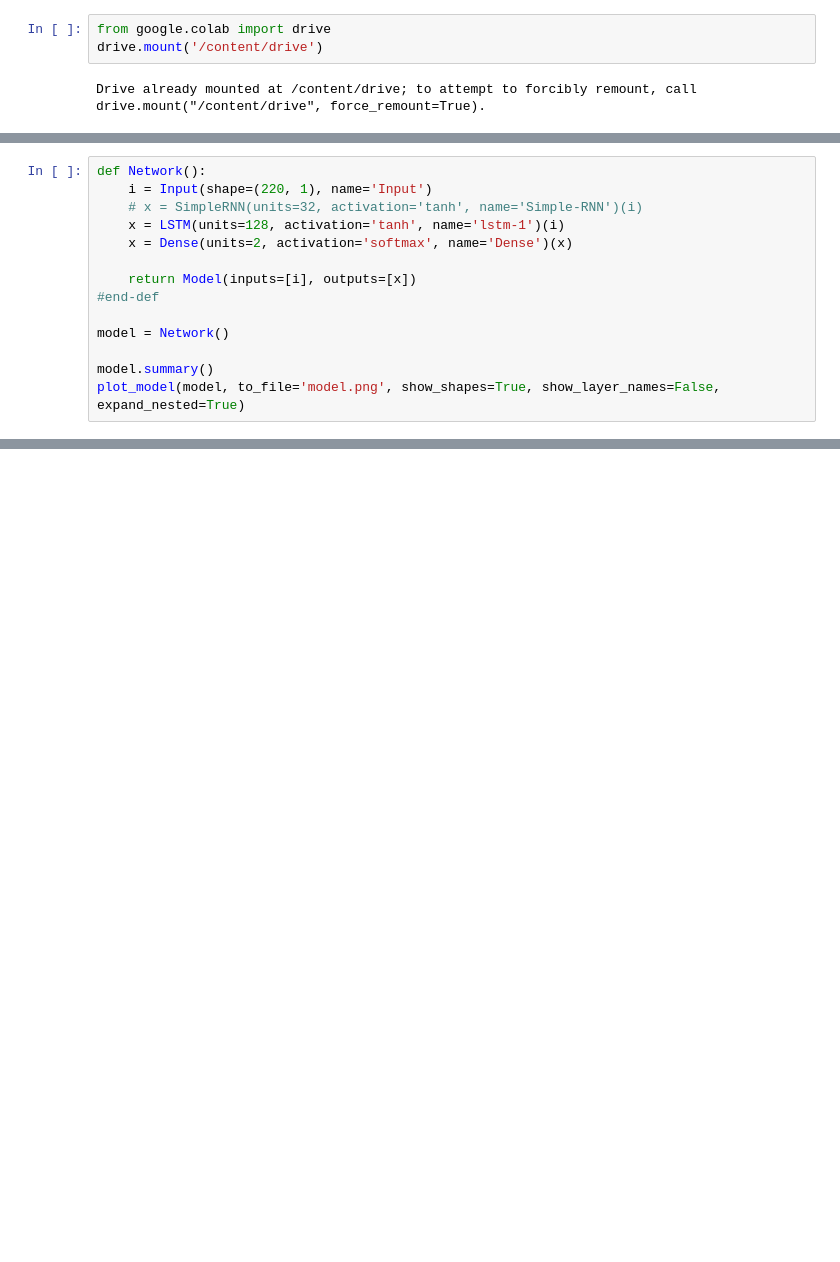
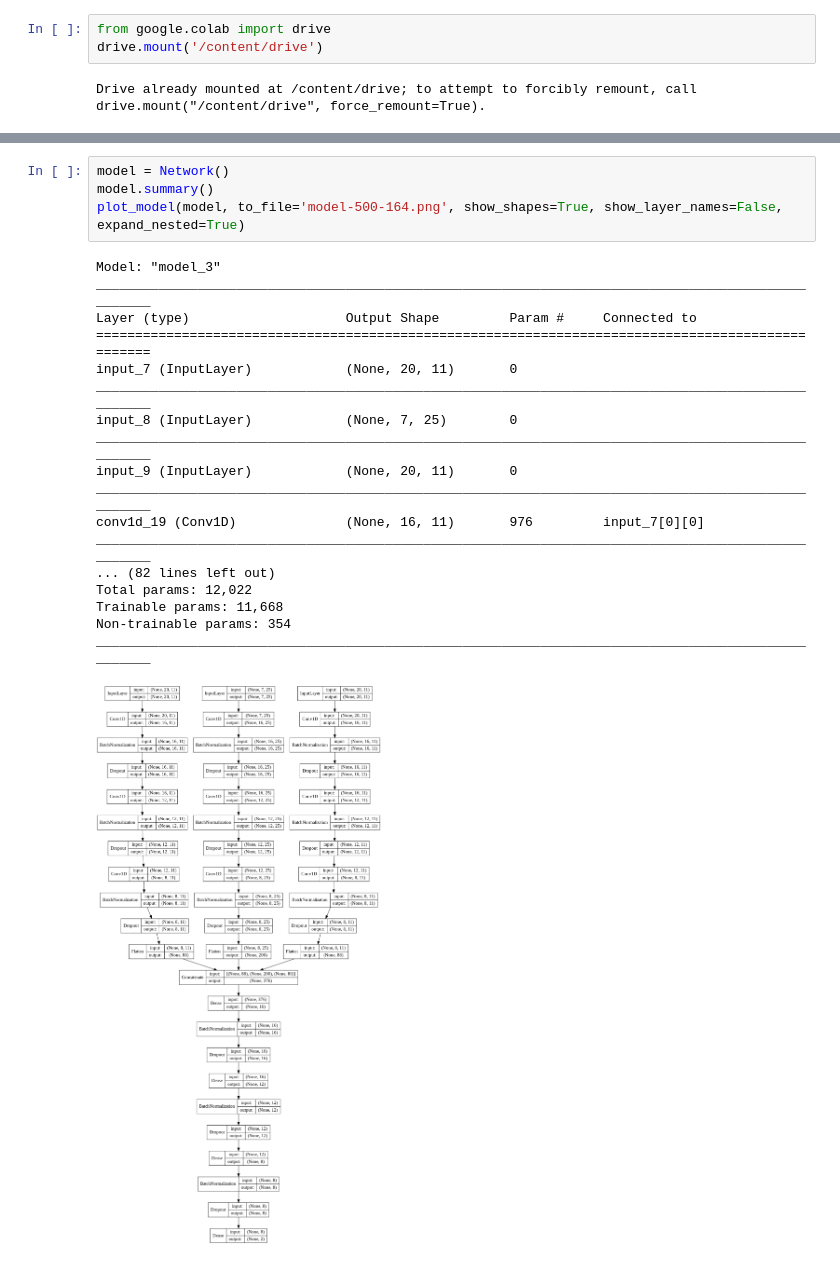
Before and after one commit to mrzResearchArena/TF-2.x, a Jupyter notebook: ACP-500-164.ipynb, the cells around one changed output, grey strips where cells are left out. Drawn from its saved outputs; the diff is of its cells as text; blank space fills up the shorter version.

```diff
--- a/ACP-500-164.ipynb
+++ b/ACP-500-164.ipynb
@@ -552,14 +9,0 @@ print(Xtest.shape)
-# %%
-def Network():
-    i = Input(shape=(220, 1), name='Input')
-    # x = SimpleRNN(units=32, activation='tanh', name='Simple-RNN')(i)
-    x = LSTM(units=128, activation='tanh', name='lstm-1')(i)
-    x = Dense(units=2, activation='softmax', name='Dense')(x)
-
-    return Model(inputs=[i], outputs=[x])
-#end-def
-
-model = Network()
-
-model.summary()
-plot_model(model, to_file='model.png', show_shapes=True, show_layer_names=False, expand_nested=True)
@@ -610,0 +254,23 @@ Epoch 600/600
+# %%
+model = Network()
+model.summary()
+plot_model(model, to_file='model-500-164.png', show_shapes=True, show_layer_names=False, expand_nested=True)
+# %% [output]
+Model: "model_3"
+__________________________________________________________________________________________________
+Layer (type)                    Output Shape         Param #     Connected to
+==================================================================================================
+input_7 (InputLayer)            (None, 20, 11)       0
+__________________________________________________________________________________________________
+input_8 (InputLayer)            (None, 7, 25)        0
+__________________________________________________________________________________________________
+input_9 (InputLayer)            (None, 20, 11)       0
+__________________________________________________________________________________________________
+conv1d_19 (Conv1D)              (None, 16, 11)       976         input_7[0][0]
+__________________________________________________________________________________________________
+... (82 lines left out)
+Total params: 12,022
+Trainable params: 11,668
+Non-trainable params: 354
+__________________________________________________________________________________________________
+[figure, added]
```
Also changed, not shown: parts of 43 cells of this notebook.
